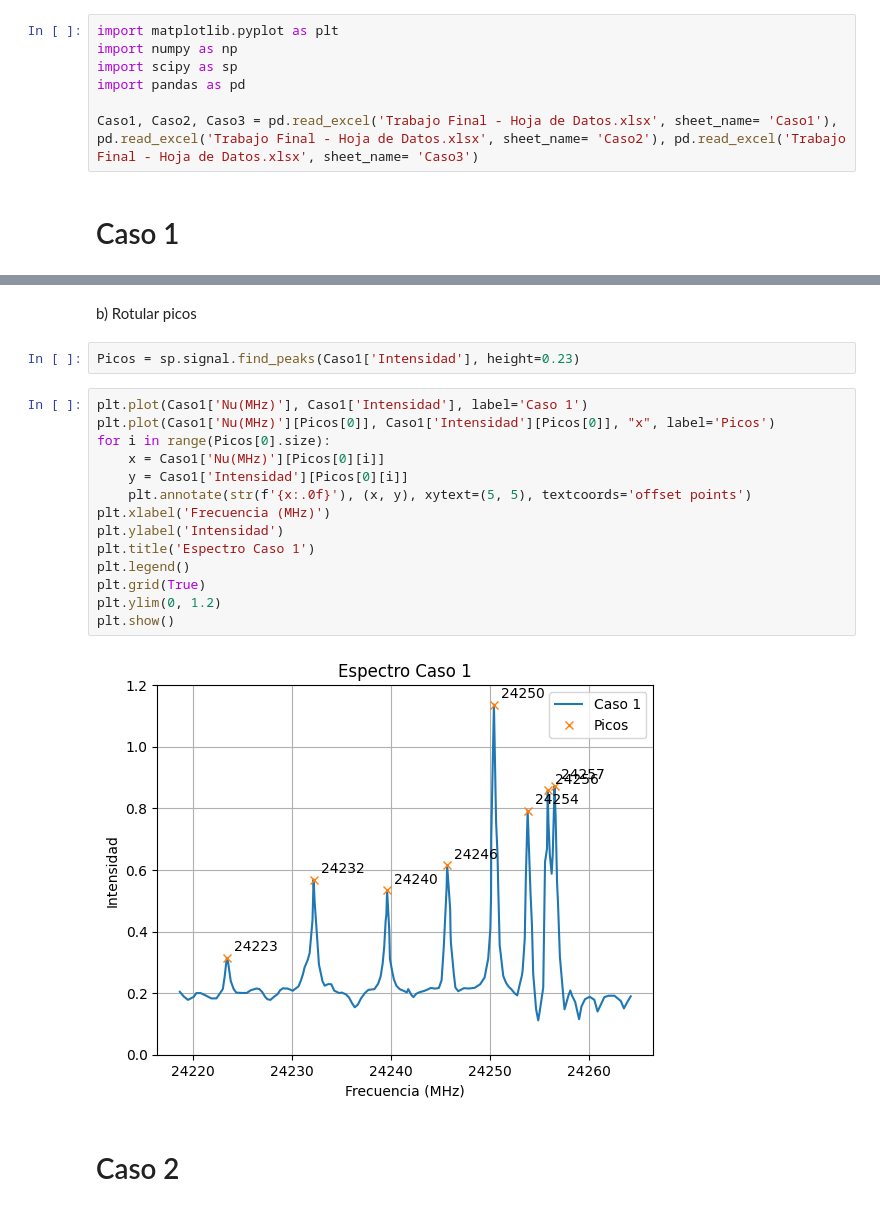
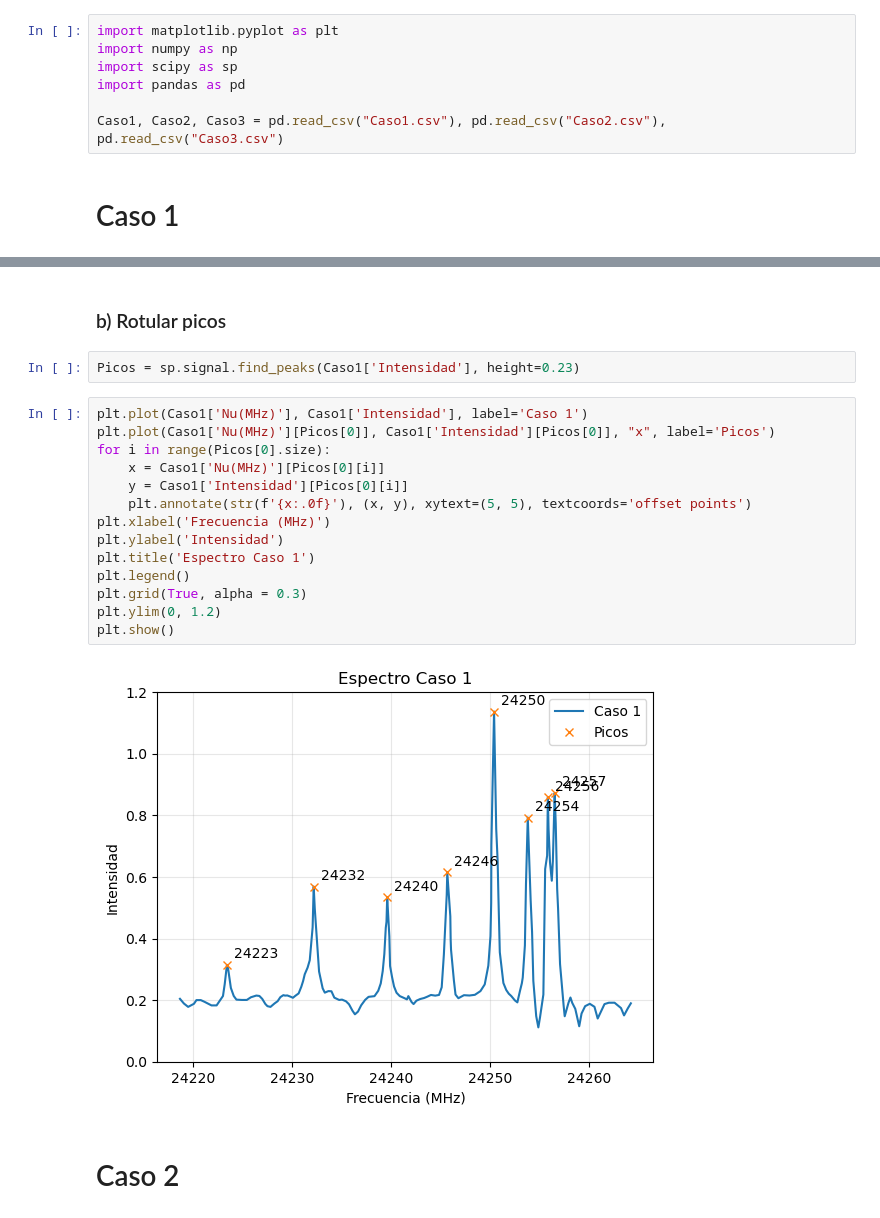
Before and after one commit to FabianC010/Proyecto-Espectroscopia-Molecular, a Jupyter notebook: Analisis.ipynb, the cells around one changed output, grey strips where cells are left out. Drawn from its saved outputs; the diff is of its cells as text.

```diff
--- a/Analisis.ipynb
+++ b/Analisis.ipynb
@@ -4,7 +4,7 @@ import numpy as np
 import scipy as sp
 import pandas as pd
 
-Caso1, Caso2, Caso3 = pd.read_excel('Trabajo Final - Hoja de Datos.xlsx', sheet_name= 'Caso1'), pd.read_excel('Trabajo Final - Hoja de Datos.xlsx', sheet_name= 'Caso2'), pd.read_excel('Trabajo Final - Hoja de Datos.xlsx', sheet_name= 'Caso3')
+Caso1, Caso2, Caso3 = pd.read_csv("Caso1.csv"), pd.read_csv("Caso2.csv"), pd.read_csv("Caso3.csv")
 # %% [markdown]
 # Caso 1
 # %% [markdown]
@@ -22,23 +22,23 @@ plt.show()
 # %% [markdown]
-b) Rotular picos
+### b) Rotular picos
 # %%
 Picos = sp.signal.find_peaks(Caso1['Intensidad'], height=0.23)
 # %%
 plt.plot(Caso1['Nu(MHz)'], Caso1['Intensidad'], label='Caso 1')
 plt.plot(Caso1['Nu(MHz)'][Picos[0]], Caso1['Intensidad'][Picos[0]], "x", label='Picos')
 for i in range(Picos[0].size):
     x = Caso1['Nu(MHz)'][Picos[0][i]]
     y = Caso1['Intensidad'][Picos[0][i]]
     plt.annotate(str(f'{x:.0f}'), (x, y), xytext=(5, 5), textcoords='offset points')
 plt.xlabel('Frecuencia (MHz)')
 plt.ylabel('Intensidad')
 plt.title('Espectro Caso 1')
 plt.legend()
-plt.grid(True)
+plt.grid(True, alpha = 0.3)
 plt.ylim(0, 1.2)
 plt.show()
 # %% [output]
-[figure, old version]
+[figure, new version]
 # %% [markdown]
 # Caso 2
 # %% [markdown]
```
Also changed, not shown: parts of 14 cells of this notebook.
